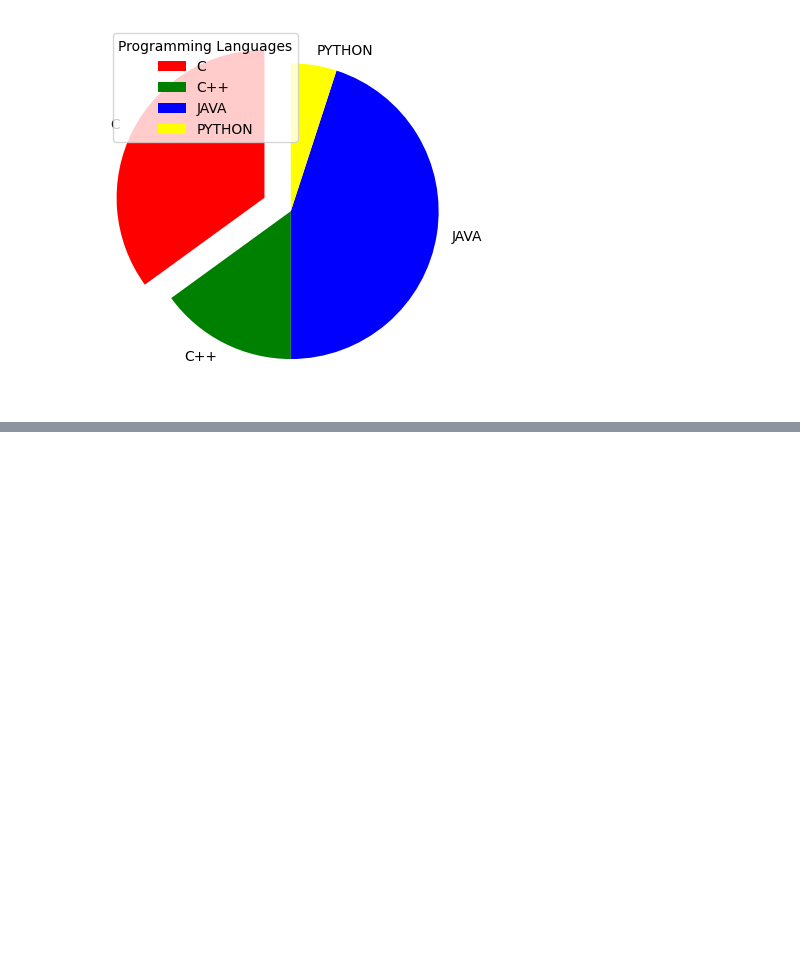
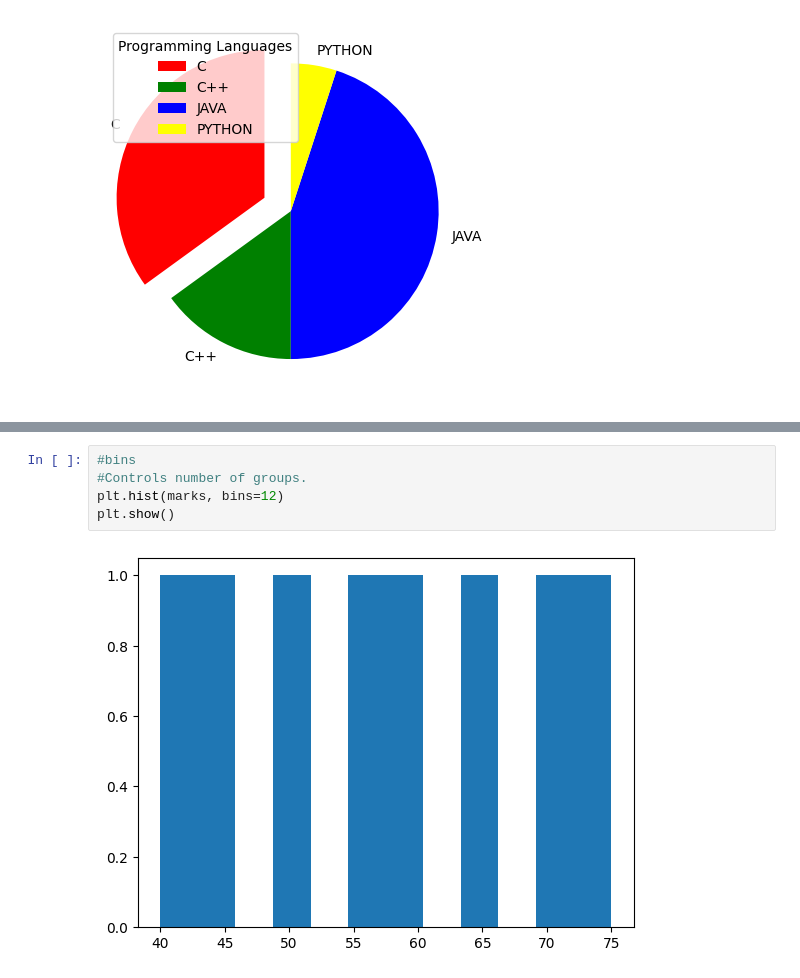
Before and after one commit to saidevaharsha07-art/AI-ML-Internship-Journey, a Jupyter notebook: 04-Matplotlib/matplotlib.ipynb, the cells around one changed output, grey strips where cells are left out. Cells and saved outputs as stored; diff of their text form; blank space fills up the shorter version.

```diff
--- a/04-Matplotlib/matplotlib.ipynb
+++ b/04-Matplotlib/matplotlib.ipynb
@@ -411,0 +430,7 @@ plt.show()
+# %%
+#bins
+#Controls number of groups.
+plt.hist(marks, bins=12)
+plt.show()
+# %% [output]
+[figure, added]
```
Also changed, not shown: parts of 16 cells of this notebook.
